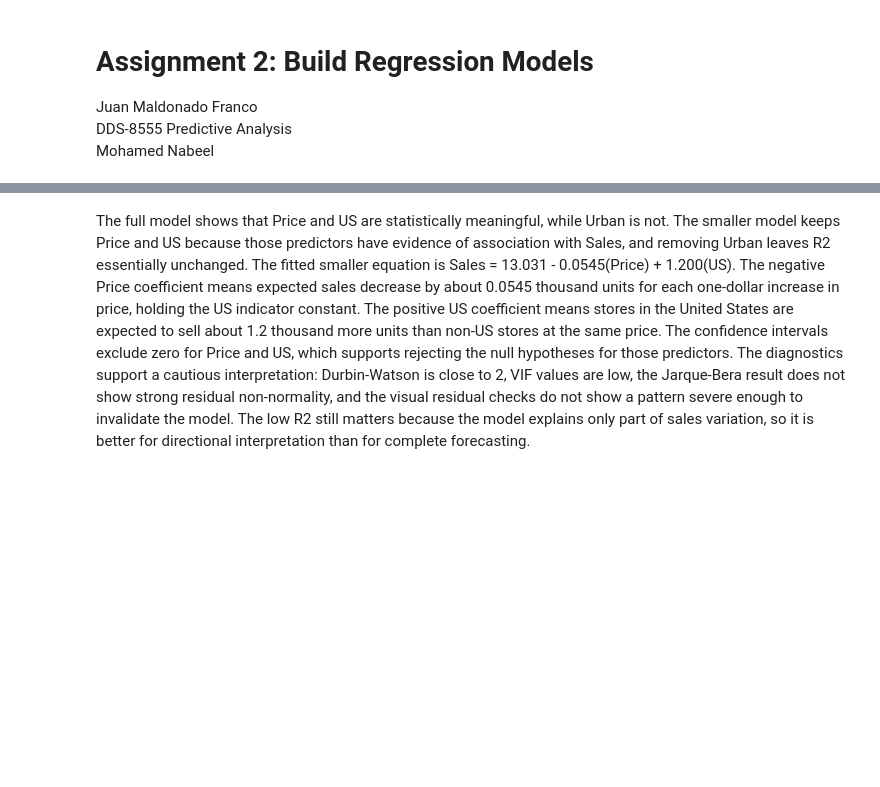
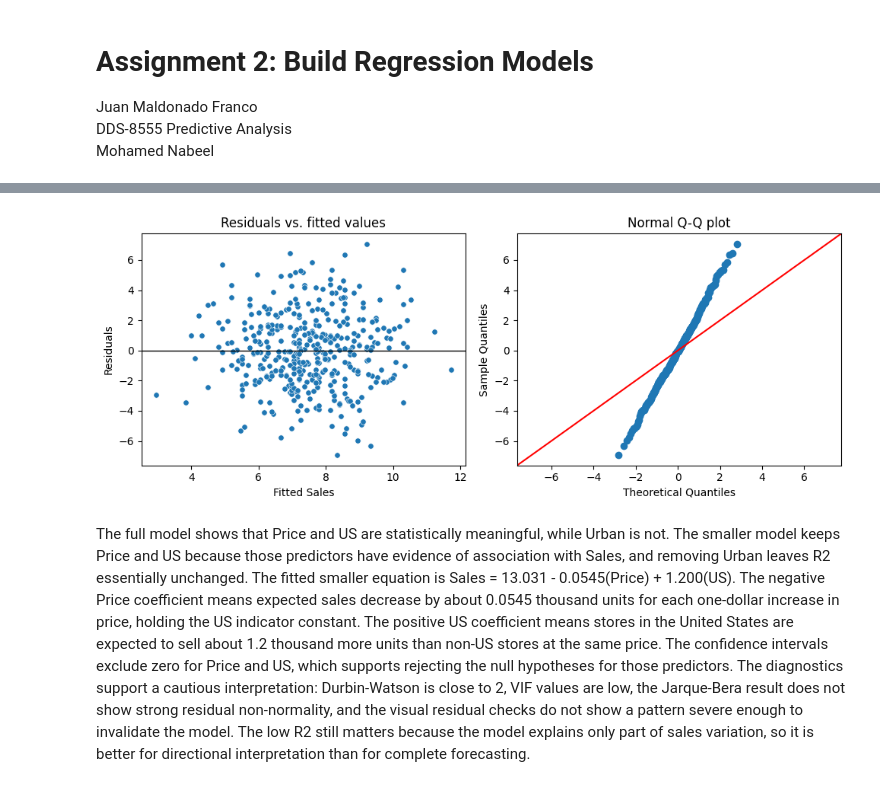
Before and after one commit to maldo81/dds-8555-predictive-analysis, a Jupyter notebook: Week 2/Assignment 2/MaldonadoJDDS8555-2.ipynb, the cells around one changed output, grey strips where cells are left out. Saved outputs shown, nothing was run; the diff lists cells and outputs as text; code cells hidden in the pictures; blank space fills up the shorter version.

```diff
--- a/Week 2/Assignment 2/MaldonadoJDDS8555-2.ipynb
+++ b/Week 2/Assignment 2/MaldonadoJDDS8555-2.ipynb
@@ -123,0 +48,88 @@ Notes:
+# %%
+from ISLP import load_data
+import statsmodels.formula.api as smf
+import statsmodels.api as sm
+from statsmodels.stats.diagnostic import het_breuschpagan
+from statsmodels.stats.outliers_influence import variance_inflation_factor
+from statsmodels.stats.stattools import durbin_watson
+from scipy import stats
+
+carseats = load_data("Carseats")
+model_full = smf.ols("Sales ~ Price + Urban + US", data=carseats).fit()
+model_small = smf.ols("Sales ~ Price + US", data=carseats).fit()
+
+print(model_full.summary())
+print("\nSmaller model")
+print(model_small.summary())
+
+print("\nApplied Question 10 visible checklist")
+ci = model_small.conf_int()
+ci.columns = ["lower_95", "upper_95"]
+price_coef = model_small.params["Price"]
+us_coef = model_small.params["US[T.Yes]"]
+display(pd.DataFrame({
+    "part": [
+        "(a) Full model",
+        "(b) Coefficient interpretation",
+        "(c) Smaller fitted equation",
+        "(d) Rejected H0 terms",
+        "(e) Smaller model",
+        "(f) Fit comparison",
+        "(g) 95 percent confidence intervals",
+        "(h) Outliers and leverage",
+    ],
+    "answer": [
+        "Fit Sales ~ Price + Urban + US.",
+        "Price is negative; US is positive; Urban is not clearly different from zero.",
+        f"Sales = {model_small.params['Intercept']:.3f} {'-' if price_coef < 0 else '+'} {abs(price_coef):.4f}(Price) {'-' if us_coef < 0 else '+'} {abs(us_coef):.3f}(US.Yes).",
+        "Reject Price and US at alpha=.05; do not reject Urban.",
+        "Fit Sales ~ Price + US.",
+        f"Full R2={model_full.rsquared:.3f}, adj R2={model_full.rsquared_adj:.3f}, AIC={model_full.aic:.1f}; smaller R2={model_small.rsquared:.3f}, adj R2={model_small.rsquared_adj:.3f}, AIC={model_small.aic:.1f}.",
+        "Shown in the confidence interval table below.",
+        "Checked leverage, externally studentized residuals, and Cook's distance.",
+    ],
+}))
+display(ci)
+
+vif = pd.DataFrame({
+    "term": model_small.model.exog_names,
+    "vif": [variance_inflation_factor(model_small.model.exog, i) for i in range(model_small.model.exog.shape[1])],
+})
+display(vif)
+
+influence = model_small.get_influence()
+studentized = influence.resid_studentized_external
+cooks = influence.cooks_distance[0]
+bp_f_pvalue = het_breuschpagan(model_small.resid, model_small.model.exog)[3]
+diag = pd.DataFrame({
+    "assumption_or_check": [
+        "Linearity / constant variance",
+        "Independence of errors",
+        "Residual distribution",
+        "Collinearity",
+        "Outliers",
+        "Influential observations",
+        "Model parsimony",
+    ],
+    "evidence": [
+        f"Breusch-Pagan p={bp_f_pvalue:.3f}; residual plot inspected",
+        f"Durbin-Watson={durbin_watson(model_small.resid):.3f}",
+        f"Jarque-Bera p={stats.jarque_bera(model_small.resid).pvalue:.3f}; Q-Q plot inspected",
+        f"Maximum non-intercept VIF={vif.loc[vif.term != 'Intercept', 'vif'].max():.3f}",
+        f"Max absolute externally studentized residual={np.max(np.abs(studentized)):.3f}",
+        f"Max leverage={influence.hat_matrix_diag.max():.3f}; max Cook's D={cooks.max():.3f}",
+        f"Full R2={model_full.rsquared:.3f}; smaller R2={model_small.rsquared:.3f}",
+    ],
+})
+display(diag)
+
+fig, axes = plt.subplots(1, 2, figsize=(10, 4))
+sns.scatterplot(x=model_small.fittedvalues, y=model_small.resid, ax=axes[0], s=28)
+axes[0].axhline(0, color="black", linewidth=1)
+axes[0].set_title("Residuals vs. fitted values")
+axes[0].set_xlabel("Fitted Sales")
+axes[0].set_ylabel("Residuals")
+sm.qqplot(model_small.resid, line="45", ax=axes[1])
+axes[1].set_title("Normal Q-Q plot")
+plt.tight_layout()
+# %% [output]
@@ -124,3 +178,4 @@ Notes:
+[figure, added]
 # %% [markdown]
 The full model shows that Price and US are statistically meaningful, while Urban is not.  The smaller model keeps Price and US because those predictors have evidence of association with Sales, and removing Urban leaves R2 essentially unchanged.  The fitted smaller equation is Sales = 13.031 - 0.0545(Price) + 1.200(US).  The negative Price coefficient means expected sales decrease by about 0.0545 thousand units for each one-dollar increase in price, holding the US indicator constant.  The positive US coefficient means stores in the United States are expected to sell about 1.2 thousand more units than non-US stores at the same price.  The confidence intervals exclude zero for Price and US, which supports rejecting the null hypotheses for those predictors.  The diagnostics support a cautious interpretation: Durbin-Watson is close to 2, VIF values are low, the Jarque-Bera result does not show strong residual non-normality, and the visual residual checks do not show a pattern severe enough to invalidate the model.  The low R2 still matters because the model explains only part of sales variation, so it is better for directional interpretation than for complete forecasting.
 # %% [markdown]
```
Also changed, not shown: parts of 12 cells of this notebook, 1 other file.
